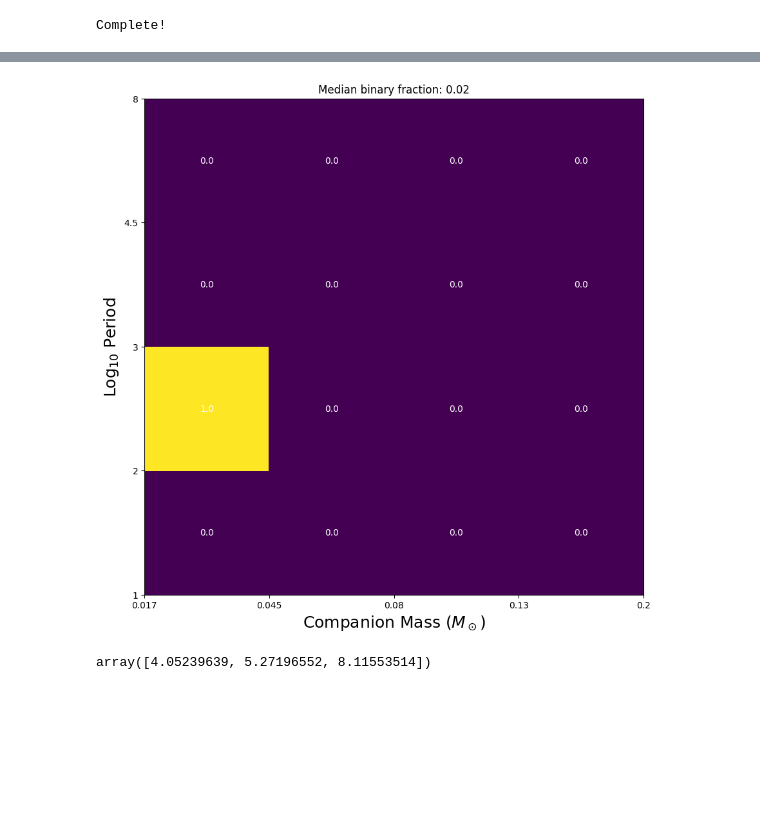
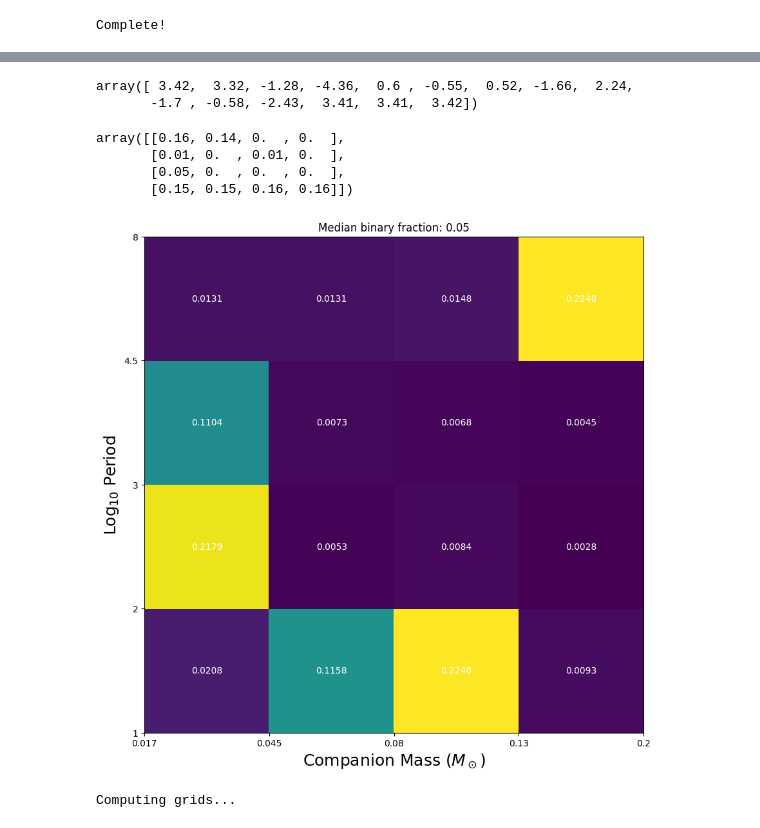
Before and after one commit to BenPennell/BrownDwarfProbabilities, a Jupyter notebook: SynthData.ipynb, the cells around one changed output, grey strips where cells are left out. Drawn from its saved outputs; the diff is of its cells as text; code cells hidden in the pictures; blank space fills up the shorter version.

```diff
--- a/SynthData.ipynb
+++ b/SynthData.ipynb
@@ -124,3 +125,16 @@ with open('./data/simple_data.json', 'w') as fp:
 # %%
 with open('./data/simple_data.json', 'r') as fp:
     synthdata = json.load(fp)["data"]
+# %%
+soltypes = np.zeros(len(synthdata), dtype=np.int8)
+for i in range(len(soltypes)):
+    soltypes[i] = synthdata[i]["solution_type"]
+
+rates = [len(soltypes[soltypes == soltype])/len(synthdata)*100 for soltype in [0,5,7,9,12]]
+grid = [
+    rates,
+    [int(grp/100*len(synthdata)) for grp in rates]
+]
+row_labels = ["Rate (%)", "Counts"]
+col_labels = ["low RUWE", "high RUWE", "Acceleration", "Jerk", "Full Orbit"]
+pd.DataFrame(grid, index=row_labels, columns=col_labels)
@@ -130,12 +148,13 @@ for tgt in synthdata:
     if tgt["is_binary"]:
         index_grid[tgt["idx"][0],tgt["idx"][1]] += 1
 # %%
+index_grid = index_grid / index_grid.sum()
 fig, ax = plt.subplots(1,1, figsize=(10,10))
 ax.imshow(index_grid, aspect="auto")
 
 for i in range(index_grid.shape[0]):
     for j in range(index_grid.shape[1]):
-        ax.text(j, i, f'{index_grid[i, j]}', ha='center', va='center', color='white')
+        ax.text(j, i, f'{index_grid[i, j]:.3f}', ha='center', va='center', color='white')
 
 ax.set_xticks(np.linspace(-0.5, index_grid.shape[0]-0.5, len(m_bins)))
 ax.set_xticklabels(m_bins);
@@ -154,5 +173,5 @@ sc_cubes = pickle.load(open("./data/2025-12-02_mdwarf_circular_3plx.pkl", "rb"))
 with open('./data/simple_data.json', 'r') as fp:
     synthdata = json.load(fp)["data"]
 # %%
-synthsampler = Sampler.popsampler(sc_cubes, synthdata, [2,3,4.5], [0.045,0.08,0.13])
+synthsampler = Sampler.popsampler(sc_cubes, synthdata[::2], [2,3,4.5], [0.045,0.08,0.13])
 # %%
@@ -165,7 +188,11 @@ Complete!
 # %%
-chain = synthsampler.sampler.get_chain(discard=100, flat=True)
+chain = synthsampler.sampler.get_chain(discard=500, flat=True)
 fb = np.median(chain[:,0])
 grid = np.median(chain[:,1:], axis=0)
-exp_x = np.exp(grid - grid.max())
-grid_probs = exp_x / exp_x.sum()
+# grid_probs = np.zeros(16)
+# grid_probs[1:] = grid
+# grid_probs = grid_probs.reshape(4,4)
+
+logits = grid - np.mean(grid)
+grid_probs = Sampler.softmax(logits)
 grid_probs = grid_probs.reshape(4,4)
@@ -172,22 +207,51 @@ grid_probs = grid_probs.reshape(4,4)
+# %%
+np.round(grid, 2)
+# %% [output]
+array([ 3.42,  3.32, -1.28, -4.36,  0.6 , -0.55,  0.52, -1.66,  2.24,
+       -1.7 , -0.58, -2.43,  3.41,  3.41,  3.42])
+# %%
+np.round(grid_probs, 2)
+# %% [output]
+array([[0.16, 0.14, 0.  , 0.  ],
+       [0.01, 0.  , 0.01, 0.  ],
+       [0.05, 0.  , 0.  , 0.  ],
+       [0.15, 0.15, 0.16, 0.16]])
 # %%
 fig, ax = plt.subplots(1,1, figsize=(10,10))
 ax.imshow(grid_probs, aspect="auto")
 
 for i in range(grid_probs.shape[0]):
     for j in range(grid_probs.shape[1]):
-        ax.text(j, i, f'{grid_probs[i, j]}', ha='center', va='center', color='white')
+        ax.text(j, i, f'{grid_probs[i, j]:.4f}', ha='center', va='center', color='white')
 
 ax.set_xticks(np.linspace(-0.5, grid_probs.shape[0]-0.5, len(m_bins)))
 ax.set_xticklabels(m_bins);
 ax.set_yticks(np.linspace(-0.5, grid_probs.shape[1]-0.5, len(p_bins)))
 ax.set_yticklabels(p_bins);
 ax.invert_yaxis();
 ax.set_xlabel(r"Companion Mass ($M_\odot$)", fontsize=18);
 ax.set_ylabel(r"Log$_{10}$ Period", fontsize=18);
 ax.set_title(f"Median binary fraction: {fb:.2f}");
 # %% [output]
-[figure, old version]
+[figure, new version]
-# %%
-sc_cubes["meta"]["parallaxes"]
-# %% [output]
-array([4.05239639, 5.27196552, 8.11553514])
+# %%
+working_catalogue = []
+soltypes = np.zeros(len(synthdata), dtype=np.int8)
+for i, target_object in enumerate(synthdata):
+    # save just parallax and mass for grid conversion
+    reduced_object = {
+        "parallax": target_object["parallax"],
+        "mass": target_object["mass"],
+        "soltype_index": [0,5,7,9,12].index(target_object["solution_type"])
+    }
+    working_catalogue.append(reduced_object)
+
+    # save just solution type for use at inference
+    soltypes[i] = target_object["solution_type"]
+working_catalogue = np.array(working_catalogue)
+
+# precompute the q-L mappings for all the objects
+print("Computing grids...")
+grids = np.array(Sampler.compute_grids(working_catalogue, sc_cubes, [2,3,4.5], [0.045,0.08,0.13]))
+# %% [output]
+Computing grids...
```
Also changed, not shown: parts of 35 cells of this notebook, 6 other files.
